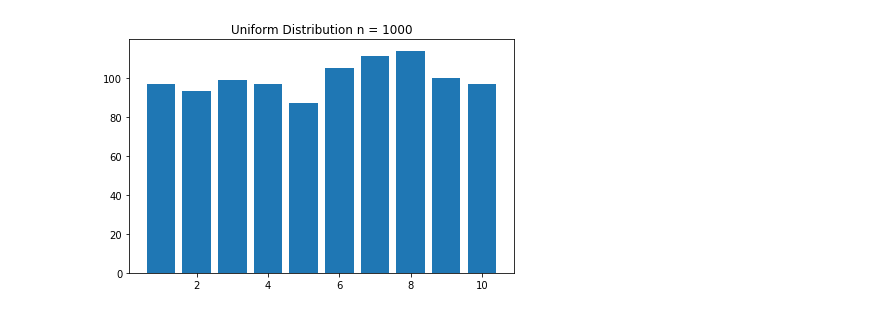
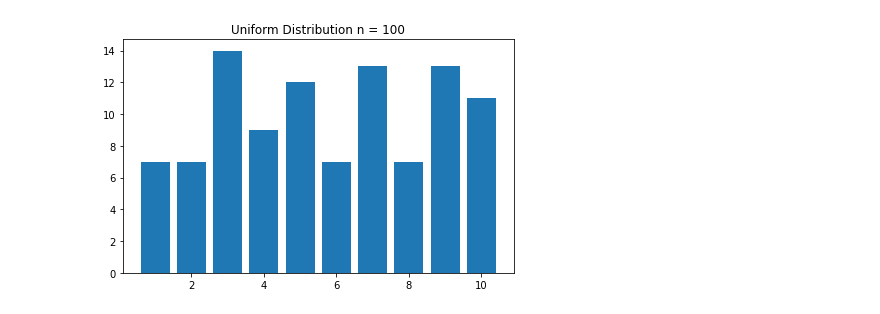
Before and after one commit to Johndsalas/code_katamari, a Jupyter notebook: uniform_distribution.ipynb, the cells around one changed output. Saved outputs shown, nothing was run; the diff lists cells and outputs as text; code cells hidden in the pictures.

```diff
--- a/uniform_distribution.ipynb
+++ b/uniform_distribution.ipynb
@@ -32,15 +38,4 @@ plt.show()
-# %%
-x_labels = [r+1 for r in range(10)]
-
-n = 1000
-rolls = [random.randint(1,10) for r in range(n)]
-
-x_values = [Counter(rolls)[label] for label in x_labels]
-
-
-plt.bar(x_labels, x_values)
-plt.title(f'Uniform Distribution n = {n}')
-plt.tight_layout()
-plt.show()
-# %% [output]
-[figure, removed]
+# %%
+get_uni_dist(100)
+# %% [output]
+[figure, added]
```
Also changed, not shown: parts of 8 cells of this notebook.
